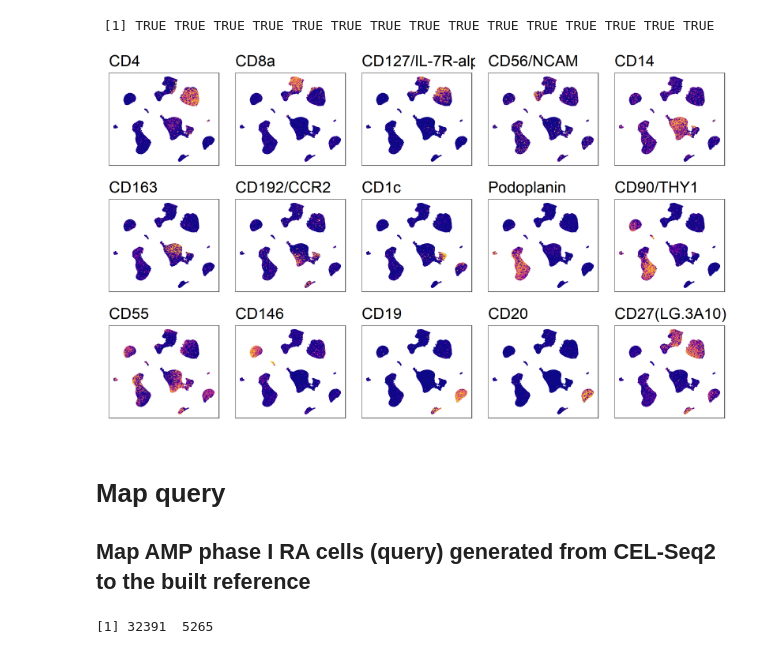
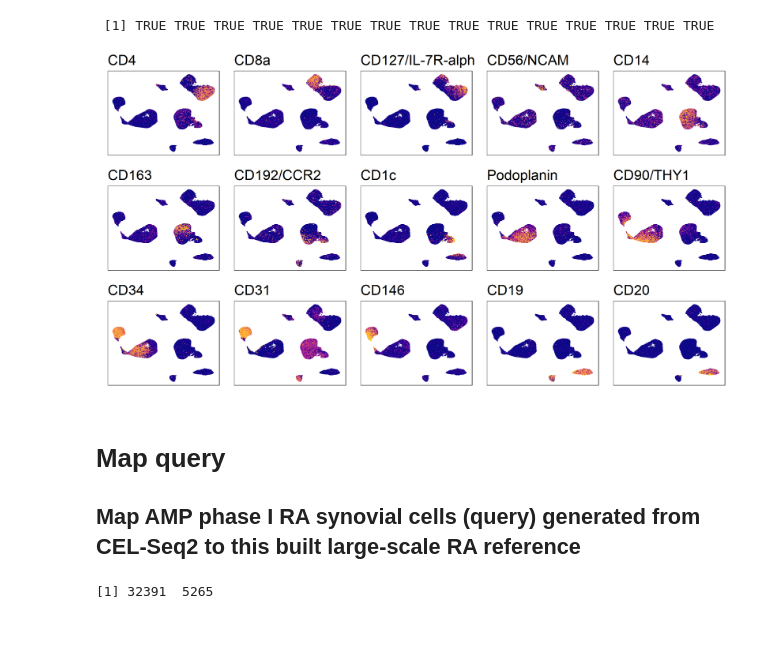
Before and after one commit to immunogenomics/RA_Atlas_CITEseq, a Jupyter notebook: code/all_celltype_reference.ipynb, the cells around one changed output. Cells and saved outputs as stored; diff of their text form; code cells hidden in the pictures.

```diff
--- a/code/all_celltype_reference.ipynb
+++ b/code/all_celltype_reference.ipynb
@@ -159,3 +159,10 @@ saveRDS(vargenes_means_sds, "all_cells_vargenes_means_sds_2021-05-13.rds")
 | JCHAIN | 0.2230015 | 0.6807754 |
 | SPP1 | 0.3448693 | 0.9752211 |
 [1] 3164    3
+# %%
+# Use the most cell type-specific proteins based on KL divergence for each protein
+adt_exprs_norm <- adt_exprs_norm[c("CD34_prot", "Podoplanin_prot", "CD3_prot", "CD11c_prot",
+                                   "FR-beta_prot", "CD278/ICOS_prot", "CD90/THY1_prot", "CD45RO_prot","CD27(LG.3A10)_prot", "CD4_prot", "CD45RA_prot",
+                                   "CD86_prot", "CD146_prot", "CD45(2D1)_prot", "CD14_prot", "CD127/IL-7R-alpha_prot", "CD19_prot", "CD8a_prot", "CD20_prot",
+                                   "CD21_prot", "CD68_prot", "CD163_prot", "CD192/CCR2_prot", "CD1c_prot", "CD56/NCAM_prot"),]
+dim(adt_exprs_norm)
@@ -287,5 +251,5 @@ saveRDS(reference, './all_cells_reference_2021-05-13.rds')
 # %% [markdown]
 ## Visualize results
 # %%
-reference <- readRDS("all_cells_reference_2021-05-13.rds")
+reference <- readRDS("all_cells_reference_2021-05-18.rds")
 # %%
@@ -313,0 +285,23 @@ ggplot() +
+# %%
+umap_labels$highlight <- rep("No", nrow(umap_labels))
+umap_labels$highlight[which(umap_labels$cluster_name == "M-u1: SERPINF1+ sublining")] <- "Mu-1: SERPINF1+ sublining"
+umap_labels$highlight[which(umap_labels$cluster_name == "M-13: pDC")] <- "M-13: pDC"
+table(umap_labels$highlight)
+
+options(repr.plot.height = 4, repr.plot.width = 7)
+ggplot() +
+  geom_point(
+    data = umap_labels[sample(nrow(umap_labels)),],
+    mapping = aes_string(x = "UMAP1", y = "UMAP2", fill = "highlight"),
+    size = 0.3, stroke = 0.0001, shape = 21
+  ) +
+#   facet_wrap( ~ cluster_name) +
+#   scale_fill_manual(values = meta_colors$cell_type, name = "") +
+  theme_bw(base_size = 10) +
+  theme(
+#     legend.position = "none",
+    axis.text = element_blank(),
+    axis.ticks = element_blank(),
+    panel.grid = element_blank(),
+    plot.title = element_text(color="black", size=10)
+  )
@@ -327,8 +325,8 @@ dim(adt_exprs_norm)
 # rownames(adt_exprs_norm) <- substr(rownames(adt_exprs_norm), 1, nchar(rownames(adt_exprs_norm) )-5)
 plot_protein <- c( "CD4_prot", "CD8a_prot", "CD127/IL-7R-alpha_prot", "CD56/NCAM_prot",
                    "CD14_prot", "CD163_prot", "CD192/CCR2_prot", "CD1c_prot",
-                   "Podoplanin_prot", "CD90/THY1_prot", "CD55_prot",
-                   "CD146_prot", "CD19_prot", "CD20_prot", "CD27(LG.3A10)_prot"
+                   "Podoplanin_prot", "CD90/THY1_prot", "CD34_prot", "CD31_prot",
+                   "CD146_prot", "CD19_prot", "CD20_prot"
                  )
 plot_protein %in% rownames(adt_exprs_norm)
 
@@ -355,39 +353,39 @@ for (i in 1:length(plot_protein)) {
         return(ifelse(test = x < min.cutoff, yes = min.cutoff,
             no = x))
     })
 
     umap_labels$protein <- as.numeric(tmp)
 
 
 
    ind <- paste("p", i, sep = "")
    ind <- ggplot(
                  data = umap_labels[sample(nrow(umap_labels)),],
                  aes(x = UMAP1, y = UMAP2)) +
       geom_point(mapping = aes(color = protein), size = 0.000001) +
       scale_color_viridis(option = "plasma", end = .9) +
       labs(x="", y="")+
       theme_bw(base_size = 15)+
       theme(
         axis.text = element_blank(),
         axis.ticks = element_blank(),
         panel.grid = element_blank(),
         plot.title = element_text(color="black", size=35), # face="bold.italic"
         legend.position = "none") +
       labs(title = protein)
    myplots[[i]] <- ind
 
 
 }
 
-options(repr.plot.height = 12, repr.plot.width = 20)
+options(repr.plot.height = 12, repr.plot.width = 22)
 p <- do.call("grid.arrange", c(myplots, ncol = 5))
-ggsave(file = paste("protein_umap", ".png", sep = ""), p, width = 20, height = 9, dpi = 300)
+ggsave(file = paste("protein_umap", ".png", sep = ""), p, width = 22, height = 9, dpi = 300)
 # %% [output]
-[figure, old version]
+[figure, new version]
 # %% [markdown]
 # Map query
-## Map AMP phase I RA cells (query) generated from CEL-Seq2 to the built reference
+## Map AMP phase I RA synovial cells (query) generated from CEL-Seq2 to this built large-scale RA reference
 # %%
 # In order to map a new query dataset onto the reference, you will need a reference object saved from the steps above, as well as query cell expression and metadata.
 # The query dataset is assumed to have been normalized in the same manner as the reference cells (here, default is log(CP10k+1) normalization).
```
Also changed, not shown: parts of 19 cells of this notebook.
